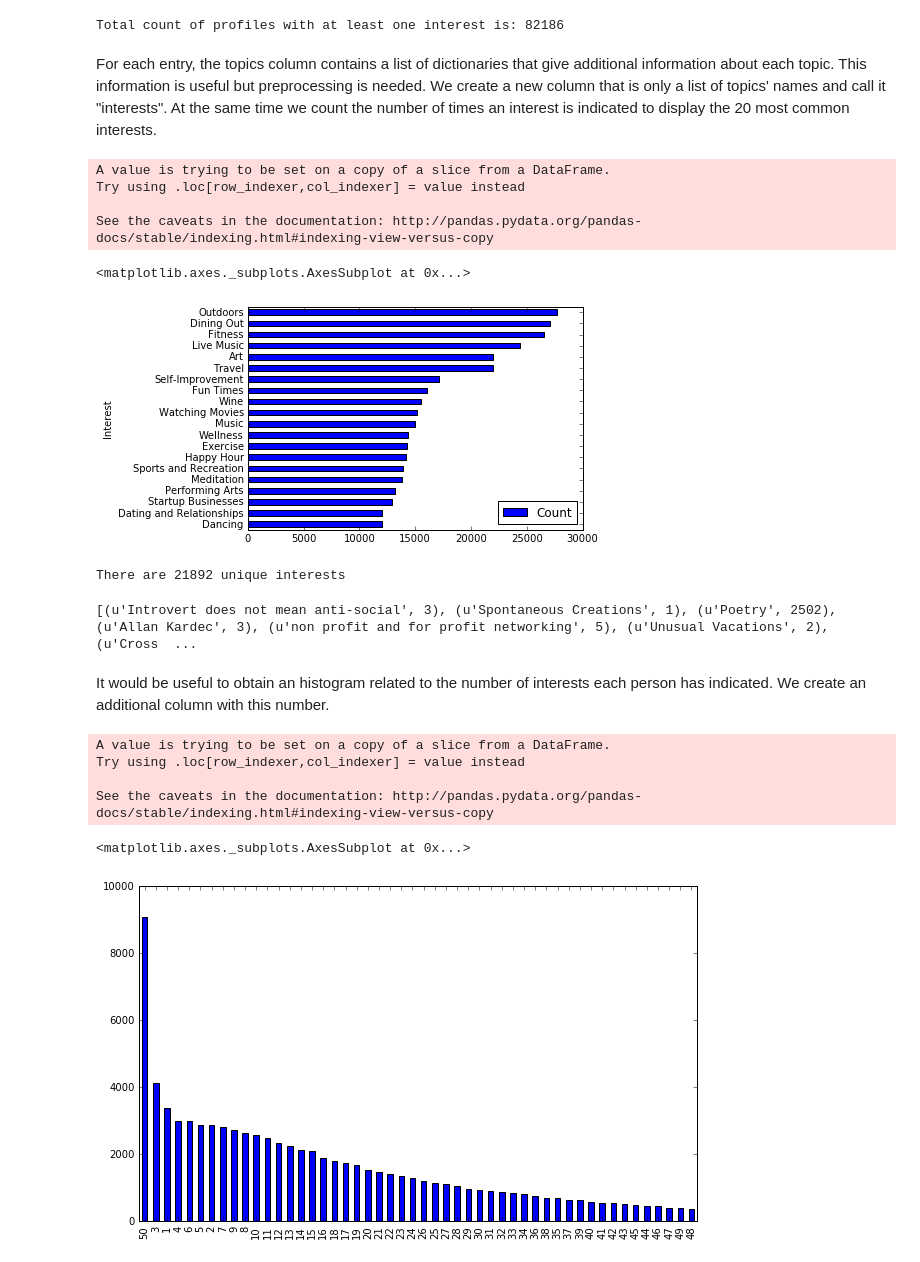
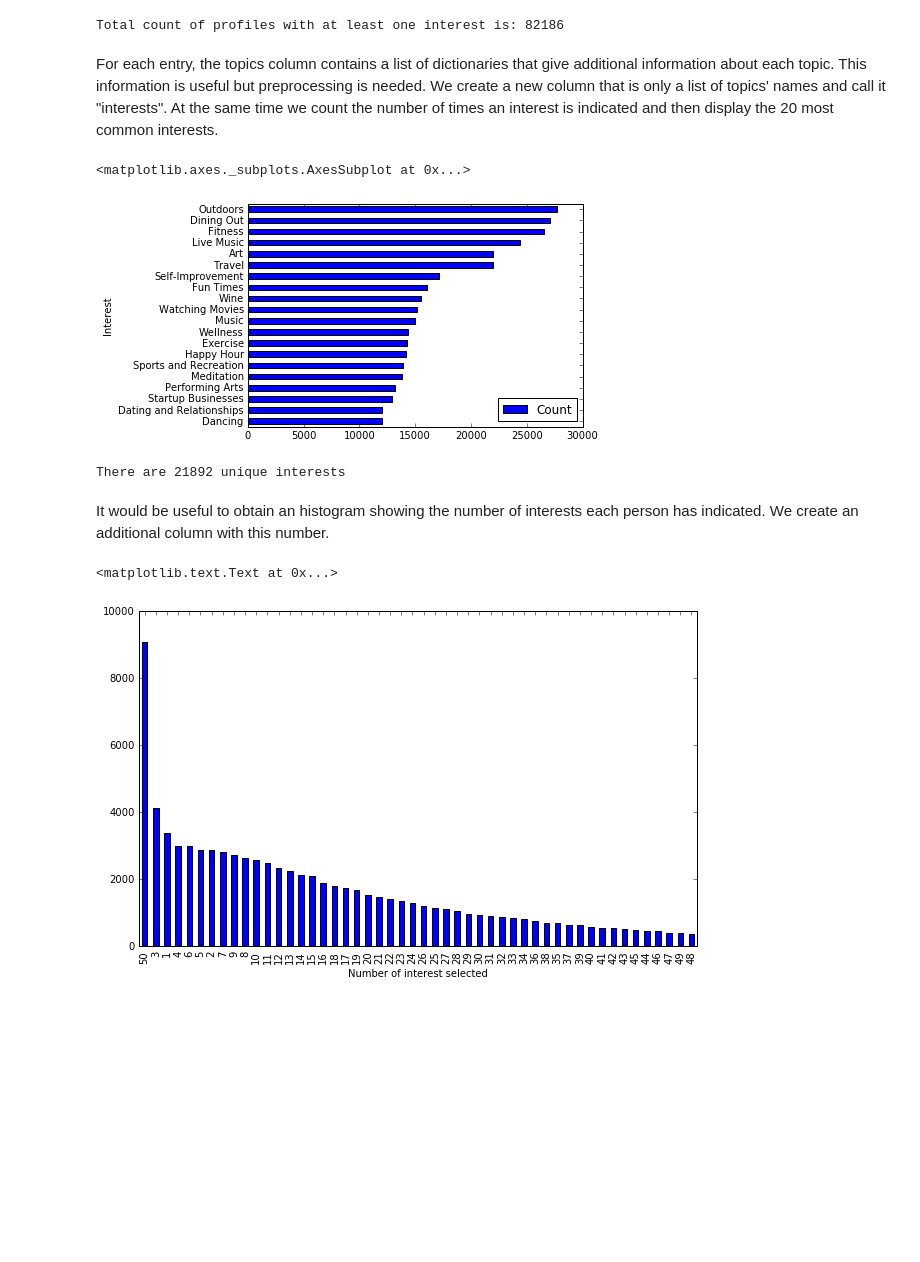
Before and after one commit to ra-phael/Udacity-capstone-project, a Jupyter notebook: Capstone/Capstone project.ipynb, the cells around one changed output. Drawn from its saved outputs; the diff is of its cells as text; code cells hidden in the pictures; blank space fills up the shorter version.

```diff
--- a/Capstone/Capstone project.ipynb
+++ b/Capstone/Capstone project.ipynb
@@ -46,5 +47,6 @@ More importantly, some users don't have any interest indicated on their profile.
 We proceed to remove these entries.
 # %%
 cl_df = df[df.astype(unicode)['topics'] != '[]']
+cl_df.reset_index(inplace=True)
 cl_df.head()
 # %% [output]
@@ -60,7 +62,7 @@ print "Total count of profiles with at least one interest is: %d" % (cl_df.shape
 Total count of profiles with at least one interest is: 82186
 # %% [markdown]
 For each entry, the topics column contains a list of dictionaries that give additional information about each topic. This information is useful but preprocessing is needed. We create a new column that is only a list of topics' names and call it "interests".
-At the same time we count the number of times an interest is indicated to display the 20 most common interests.
+At the same time we count the number of times an interest is indicated and then display the 20 most common interests.
 # %%
 interests = []
 c = Counter()
@@ -70,38 +72,27 @@ for row in cl_df['topics']:
         user_interests.append(interest['name'])
     interests.append(user_interests)
     c.update(user_interests)
-cl_df['interests'] = interests
+cl_df.loc[:,'interests'] = interests
 counter = pd.DataFrame()
 counter['Interest'], counter['Count'] = zip(*c.most_common(20))
 counter.sort_index(axis=0 ,ascending=False).plot(x='Interest', kind='barh')
 # %% [output]
-A value is trying to be set on a copy of a slice from a DataFrame.
-Try using .loc[row_indexer,col_indexer] = value instead
-
-See the caveats in the documentation: http://pandas.pydata.org/pandas-docs/stable/indexing.html#indexing-view-versus-copy
+<matplotlib.axes._subplots.AxesSubplot at 0x...>
-<matplotlib.axes._subplots.AxesSubplot at 0x...>
 [figure]
 # %%
 print "There are %s unique interests" % len(c)
 # %% [output]
 There are 21892 unique interests
-# %%
-print c.items()
-# %% [output]
-[(u'Introvert does not mean anti-social', 3), (u'Spontaneous Creations', 1), (u'Poetry', 2502), (u'Allan Kardec', 3), (u'non profit and for profit networking', 5), (u'Unusual Vacations', 2), (u'Cross  ...
 # %% [markdown]
-It would be useful to obtain an histogram related to the number of interests each person has indicated. We create an additional column with this number.
+It would be useful to obtain an histogram showing the number of interests each person has indicated. We create an additional column with this number.
 # %%
 interests_count = []
 for row in cl_df['interests']:
     num_of_interests = len(row)
     interests_count.append(num_of_interests)
-cl_df['interests_count'] = interests_count
-cl_df['interests_count'].value_counts().plot(kind='bar', figsize=(10,6))
+cl_df.loc[:,'interests_count'] = interests_count
+interest_count_plot = cl_df['interests_count'].value_counts().plot(kind='bar', figsize=(10,6))
+interest_count_plot.set_xlabel("Number of interest selected")
 # %% [output]
-A value is trying to be set on a copy of a slice from a DataFrame.
-Try using .loc[row_indexer,col_indexer] = value instead
-
-See the caveats in the documentation: http://pandas.pydata.org/pandas-docs/stable/indexing.html#indexing-view-versus-copy
+<matplotlib.text.Text at 0x...>
-<matplotlib.axes._subplots.AxesSubplot at 0x...>
-[figure, old version]
+[figure, new version]
```
Also changed, not shown: parts of 15 cells of this notebook.
